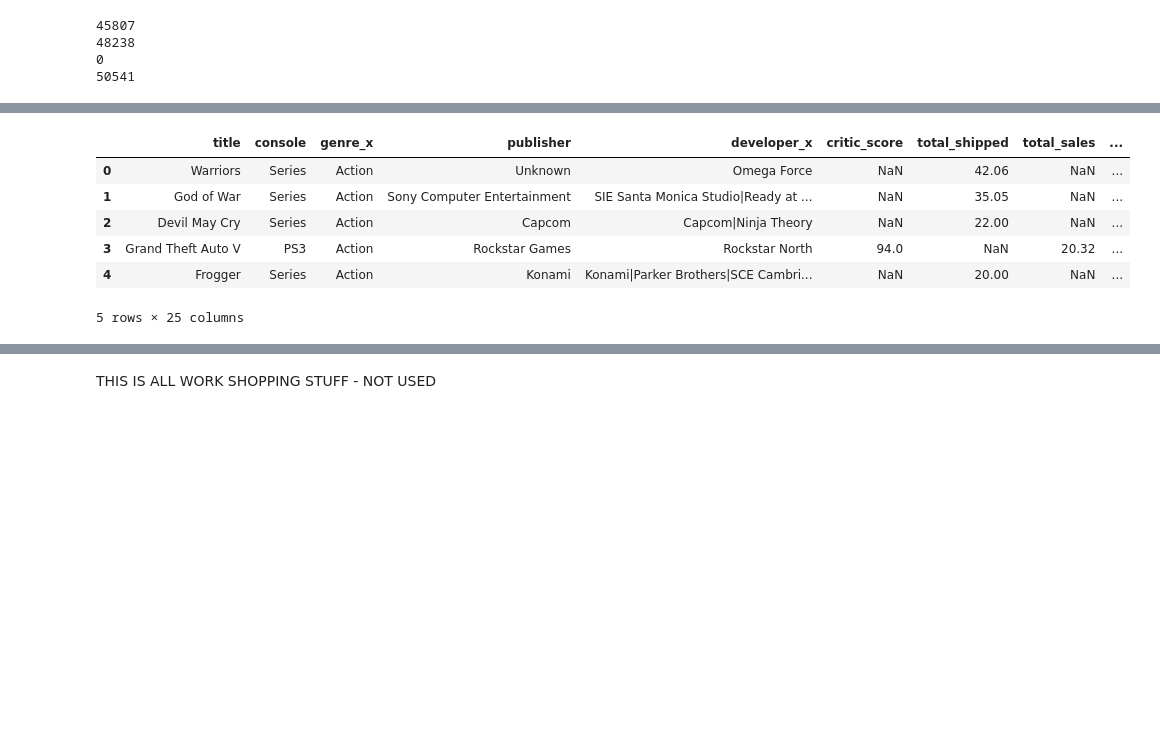
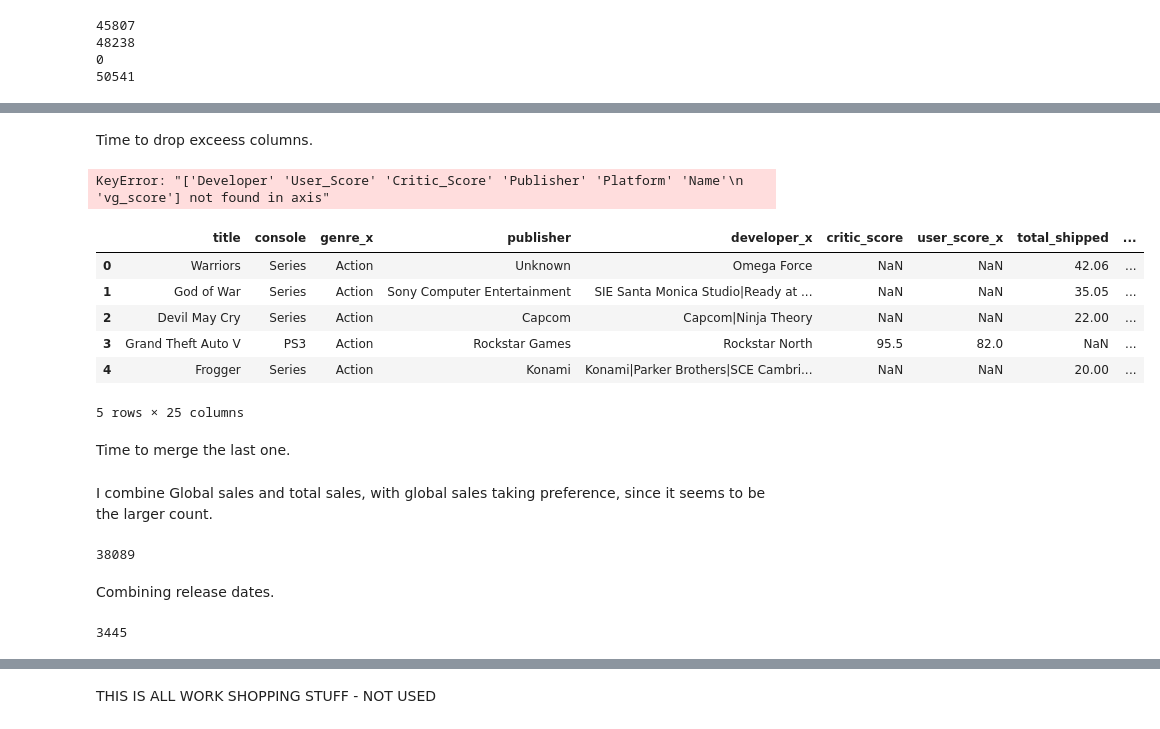
Before and after one commit to OrenRoss/nycdsa_python, a Jupyter notebook: VG_review_merging.ipynb, the cells around one changed output, grey strips where cells are left out. Drawn from its saved outputs; the diff is of its cells as text; code cells hidden in the pictures; blank space fills up the shorter version.

```diff
--- a/VG_review_merging.ipynb
+++ b/VG_review_merging.ipynb
@@ -270,7 +332,6 @@ print(df['release_date_x'].isna().sum())
 # %%
-df['critic_score'] = df['critic_score'].combine_first(df['metascore'])
+df['critic_score'] = df[['critic_score', 'metascore']].mean(axis=1)
+df['user_score'] = df[['user_score_x', 'user_score_y']].mean(axis=1)
-# %%
-df['user_score'] = df['user_score_x'].combine_first(df['user_score_y'])
 # %%
 print(df['critic_score'].isna().sum())
 print(df['user_score'].isna().sum())
@@ -282,4 +343,4 @@ print(df['Genre'].isna().sum())
 0
 50541
 # %%
-df['release_date_x'] = df['release_date_x'].combine_first(df['release_date_y'])
+df['release_date'] = df['release_date_x'].combine_first(df['release_date_y'])
@@ -286,16 +367,26 @@ df['release_date_x'] = df['release_date_x'].combine_first(df['release_date_y'])
+# %% [markdown]
+Time to drop exceess columns.
 # %%
-df = df.drop(columns=['release_date_y', 'metascore', 'user_score_y','user_score_x', 'developer_y', 'genre_y'])
+df.drop(columns=['release_date_x', 'release_date_y', 'metascore',
+                      'user_score_y','user_score_x', 'developer_y',
+                      'genre_y', 'Year_of_Release', 'platform',
+                      'Genre', 'game', 'rating', 'Developer',
+                      'User_Score', 'Critic_Score', 'Publisher',
+                      'Platform', 'Name', 'vg_score'], inplace=True)
+# %% [output]
+KeyError: "['Developer' 'User_Score' 'Critic_Score' 'Publisher' 'Platform' 'Name'\n 'vg_score'] not found in axis"
 # %%
-df = df.drop(columns=['Year_of_Release', 'platform', 'Genre', 'game', 'rating'])
 df.head()
 # %% [output]
-|  | title | console | genre_x | publisher | developer_x | critic_score | total_shipped | total_sales | ... |
-| 0 | Warriors | Series | Action | Unknown | Omega Force | NaN | 42.06 | NaN | ... |
-| 1 | God of War | Series | Action | Sony Computer Entertainment | SIE Santa Monica Studio|Ready at ... | NaN | 35.05 | NaN | ... |
-| 2 | Devil May Cry | Series | Action | Capcom | Capcom|Ninja Theory | NaN | 22.00 | NaN | ... |
-| 3 | Grand Theft Auto V | PS3 | Action | Rockstar Games | Rockstar North | 94.0 | NaN | 20.32 | ... |
-| 4 | Frogger | Series | Action | Konami | Konami|Parker Brothers|SCE Cambri... | NaN | 20.00 | NaN | ... |
+|  | title | console | genre_x | publisher | developer_x | critic_score | user_score_x | total_shipped | ... |
+| 0 | Warriors | Series | Action | Unknown | Omega Force | NaN | NaN | 42.06 | ... |
+| 1 | God of War | Series | Action | Sony Computer Entertainment | SIE Santa Monica Studio|Ready at ... | NaN | NaN | 35.05 | ... |
+| 2 | Devil May Cry | Series | Action | Capcom | Capcom|Ninja Theory | NaN | NaN | 22.00 | ... |
+| 3 | Grand Theft Auto V | PS3 | Action | Rockstar Games | Rockstar North | 95.5 | 82.0 | NaN | ... |
+| 4 | Frogger | Series | Action | Konami | Konami|Parker Brothers|SCE Cambri... | NaN | NaN | 20.00 | ... |
 5 rows × 25 columns
+# %% [markdown]
+Time to merge the last one.
 # %%
 df = df.merge(vg5, left_on=["title", "console"],right_on= ["Title", "Platform"],how='left')
 # %%
@@ -305,4 +395,9 @@ df['critic_score'] = df['critic_score'].combine_first(df['Metascore'])
 # %%
 df['No_Players'] = df['No_Players'].combine_first(df['number_players'])
+# %% [markdown]
+I combine Global sales and total sales, with global sales taking preference, since it seems to be the larger count.
 # %%
-df['total_sales'] = df['total_sales'].combine_first(df['Global_Sales'])
+df['total_sales'] = df['Global_Sales'].combine_first(df['total_sales'])
+df['total_sales'].isna().sum()
+# %% [output]
+38089
@@ -310,0 +404,8 @@ df = df.drop(columns=['total_shipped'])
+# %% [markdown]
+Combining release dates.
+# %%
+df['release_date'] = df['release_date'].combine_first(df['release_date_x'])
+df['release_date'] = df['release_date'].combine_first(df['release_date_y'])
+df['release_date'].isna().sum()
+# %% [output]
+3445
```
Also changed, not shown: parts of 47 cells of this notebook, 12 other files.
